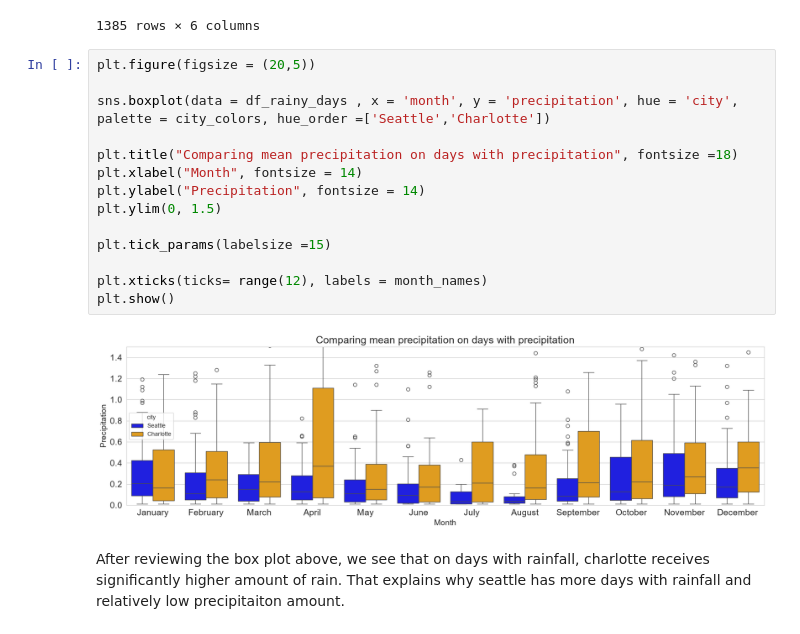
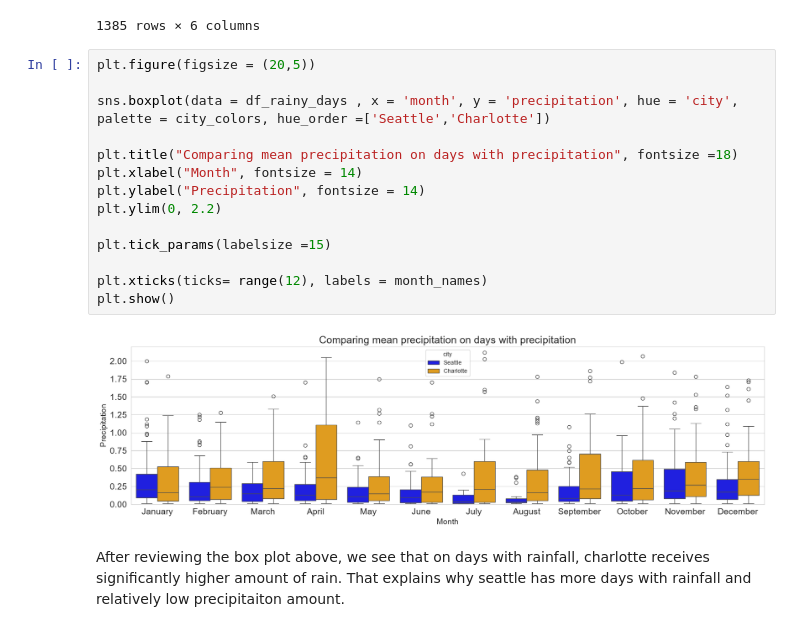
Before and after one commit to binay8/weather, a Jupyter notebook: code/Weather_Project_SEA_CHA.ipynb, the cells around one changed output. Drawn from its saved outputs; the diff is of its cells as text.

```diff
--- a/code/Weather_Project_SEA_CHA.ipynb
+++ b/code/Weather_Project_SEA_CHA.ipynb
@@ -712,19 +712,19 @@ df_rainy_days
 # %%
 plt.figure(figsize = (20,5))
 
 sns.boxplot(data = df_rainy_days , x = 'month', y = 'precipitation', hue = 'city', palette = city_colors, hue_order =['Seattle','Charlotte'])
 
 plt.title("Comparing mean precipitation on days with precipitation", fontsize =18)
 plt.xlabel("Month", fontsize = 14)
 plt.ylabel("Precipitation", fontsize = 14)
-plt.ylim(0, 1.5)
+plt.ylim(0, 2.2)
 
 plt.tick_params(labelsize =15)
 
 plt.xticks(ticks= range(12), labels = month_names)
 plt.show()
 # %% [output]
-[figure, old version]
+[figure, new version]
 # %% [markdown]
 After reviewing the box plot above, we see that on days with rainfall, charlotte receives significantly higher amount of rain. That explains why seattle has more days with rainfall and relatively low precipitaiton amount.
 # %%
```
Also changed, not shown: parts of 9 cells of this notebook, 1 other file.
